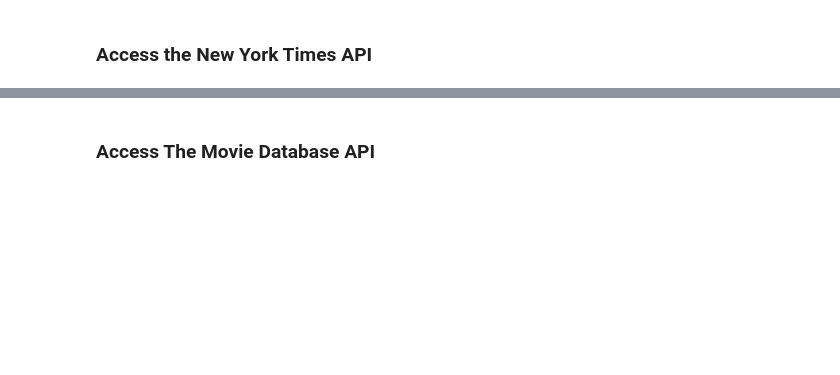
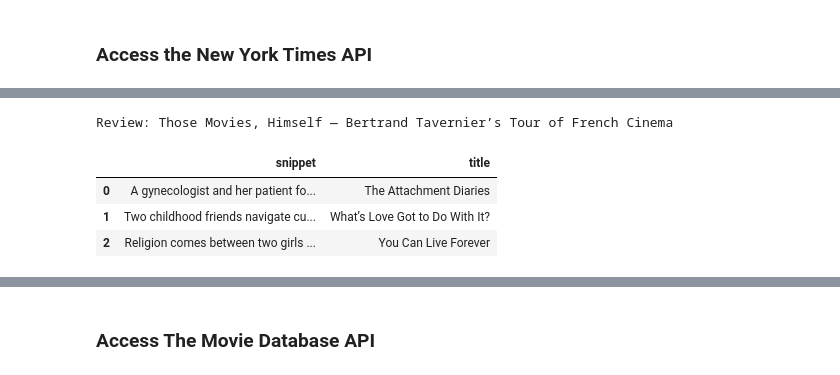
Before and after one commit to ehxewri/data-sourcing-challenge, a Jupyter notebook: retrieve_movie_data.ipynb, the cells around one changed output, grey strips where cells are left out. Cells and saved outputs as stored; diff of their text form; code cells hidden in the pictures; blank space fills up the shorter version.

```diff
--- a/retrieve_movie_data.ipynb
+++ b/retrieve_movie_data.ipynb
@@ -134,19 +157,28 @@ love_movie_review_df.head(5)
 # %%
 # Extract the title from the "headline.main" column and
+#
 # Regular expression to match text enclosed by ‘ and ’
-pattern = r"(?:\u0020|^)\u2018(.+?)\u2019(?:\u003A|\u0020|$)"
 # save it to a new column "title"
 # Title is between unicode characters \u2018 and \u2019.
-# # Use re.search to find a match to the pattern
-for idx, row in love_movie_review_df.iterrows():
-    title = re.search(pattern, row['headline.main'])
-    if title:
-        love_movie_review_df.loc[idx,'title']=title.group(1)
-        #print (f"{idx}  {love_movie_review_df.loc[idx,'headline.main']}\t\t Title: {love_movie_review_df.loc[idx,'title']}")
+# In testing I found that some reviews did not have titles.
+# -----End string should include " Review" to avoid cutting title early----
+# "" Review doesnt work "Review": ‘What’s Love Got to Do With It?’  not all titles come first. opted for u0020 before and after.
+pattern = r"(?:\u0020|^)\u2018(.+?)\u2019(?:\u003A|\u0020|$)"
+
+def extract_title(headline):
+    title_match = re.search(pattern, headline)
+    if title_match:
+        return title_match.group(1)
     else:
-        print (f'{idx}  Title not found')
-        print (f"{idx}  {love_movie_review_df.loc[idx,'headline.main']}\t\t Title: {love_movie_review_df.loc[idx,'title']}")
-        love_movie_review_df.loc[idx,'title'] = "not found"
+        print (headline)
+        return "not found"
 
-# -----End string should include " Review" to avoid cutting title early----
-# "" Revie"w doesnt work "Review: ‘What’s Love Got to Do With It?’ Proba..." not all titles come first. opted for u0020 before and after.
+# Apply this function to the 'headline.main' column and assign the result to the 'title' column
+love_movie_review_df['title'] = love_movie_review_df['headline.main'].apply(extract_title)
+love_movie_review_df[['snippet','title']].head(3)
+# %% [output]
+Review: Those Movies, Himself — Bertrand Tavernier’s Tour of French Cinema
+|  | snippet | title |
+| 0 | A gynecologist and her patient fo... | The Attachment Diaries |
+| 1 | Two childhood friends navigate cu... | What’s Love Got to Do With It? |
+| 2 | Religion comes between two girls ... | You Can Live Forever |
```
Also changed, not shown: parts of 20 cells of this notebook, 2 other files.
